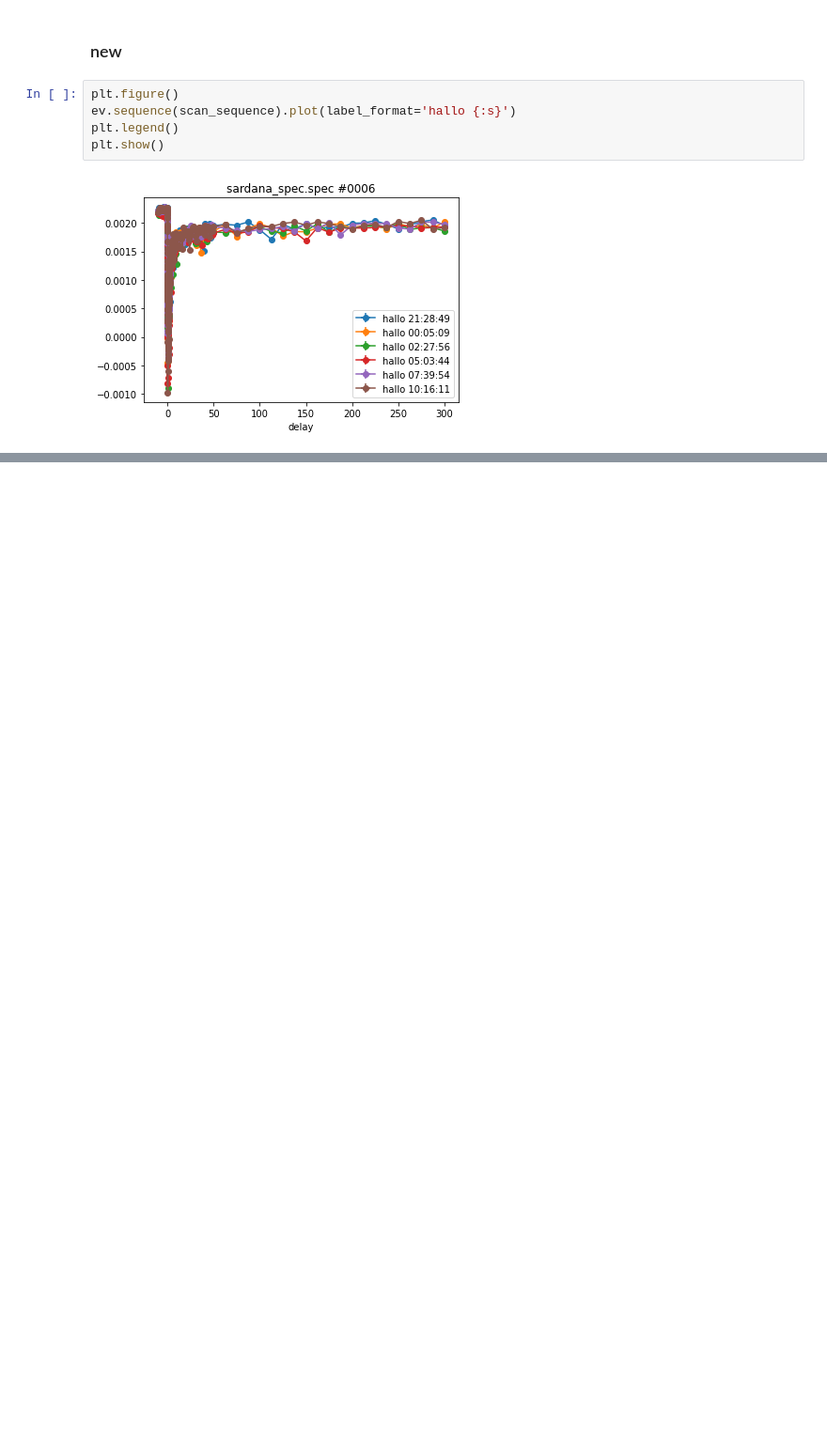
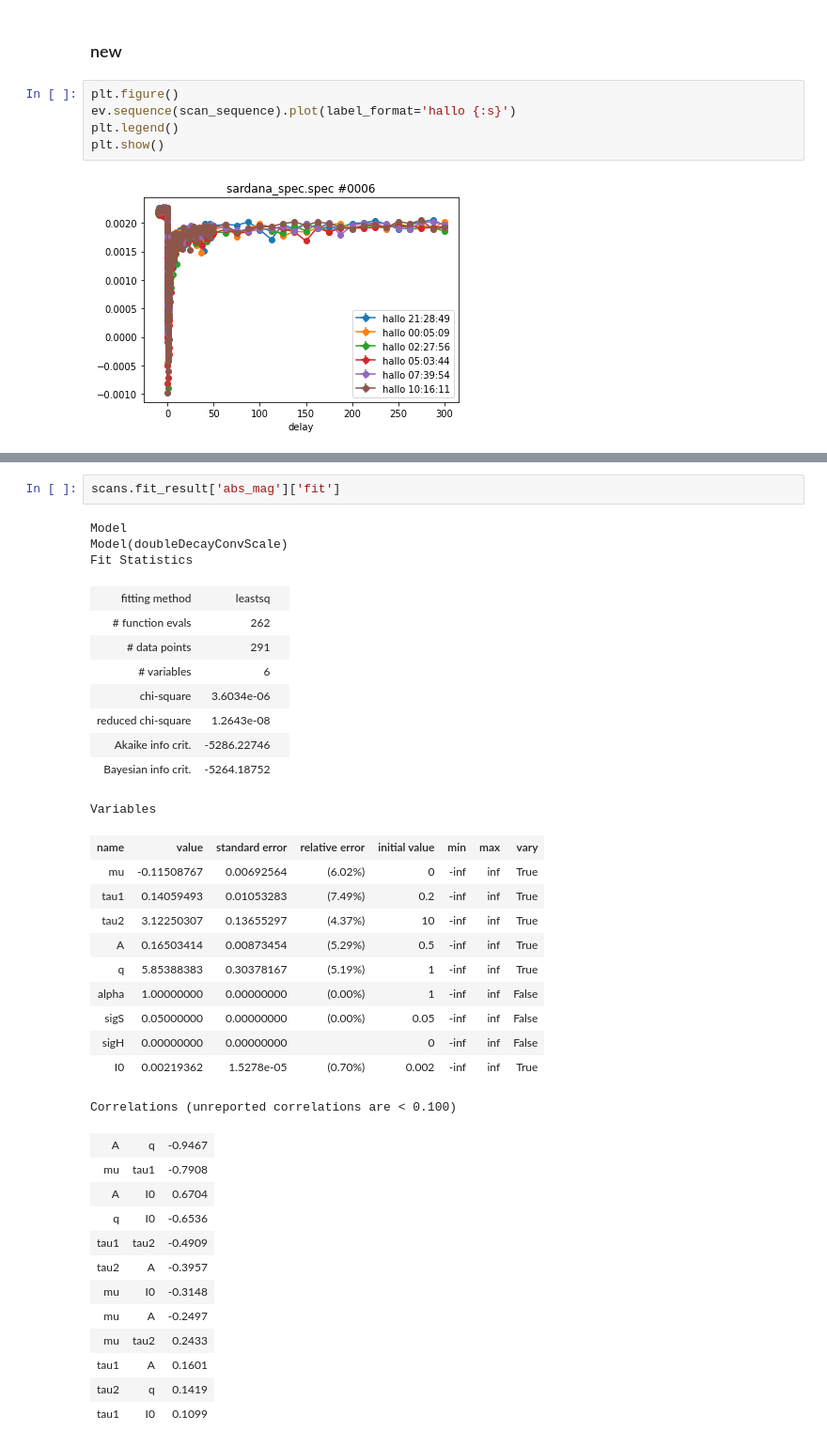
Before and after one commit to dschick/pyEvalData, a Jupyter notebook: docs/source/examples/evaluation.ipynb, the cells around one changed output, grey strips where cells are left out. Shown at 94% size. Cells and saved outputs as stored; diff of their text form; blank space fills up the shorter version.

```diff
--- a/docs/source/examples/evaluation.ipynb
+++ b/docs/source/examples/evaluation.ipynb
@@ -744,0 +766,38 @@ seq.plot(alpha=0.25, show_single=True)
+# %%
+scans.fit_result['abs_mag']['fit']
+# %% [output]
+Model
+Model(doubleDecayConvScale)
+Fit Statistics
+| fitting method | leastsq |  |
+| # function evals | 262 |  |
+| # data points | 291 |  |
+| # variables | 6 |  |
+| chi-square | 3.6034e-06 |  |
+| reduced chi-square | 1.2643e-08 |  |
+| Akaike info crit. | -5286.22746 |  |
+| Bayesian info crit. | -5264.18752 |  |
+Variables
+| name | value | standard error | relative error | initial value | min | max | vary |
+| mu | -0.11508767 | 0.00692564 | (6.02%) | 0 | -inf | inf | True |
+| tau1 | 0.14059493 | 0.01053283 | (7.49%) | 0.2 | -inf | inf | True |
+| tau2 | 3.12250307 | 0.13655297 | (4.37%) | 10 | -inf | inf | True |
+| A | 0.16503414 | 0.00873454 | (5.29%) | 0.5 | -inf | inf | True |
+| q | 5.85388383 | 0.30378167 | (5.19%) | 1 | -inf | inf | True |
+| alpha | 1.00000000 | 0.00000000 | (0.00%) | 1 | -inf | inf | False |
+| sigS | 0.05000000 | 0.00000000 | (0.00%) | 0.05 | -inf | inf | False |
+| sigH | 0.00000000 | 0.00000000 |  | 0 | -inf | inf | False |
+| I0 | 0.00219362 | 1.5278e-05 | (0.70%) | 0.002 | -inf | inf | True |
+Correlations (unreported correlations are < 0.100)
+| A | q | -0.9467 |
+| mu | tau1 | -0.7908 |
+| A | I0 | 0.6704 |
+| q | I0 | -0.6536 |
+| tau1 | tau2 | -0.4909 |
+| tau2 | A | -0.3957 |
+| mu | I0 | -0.3148 |
+| mu | A | -0.2497 |
+| mu | tau2 | 0.2433 |
+| tau1 | A | 0.1601 |
+| tau2 | q | 0.1419 |
+| tau1 | I0 | 0.1099 |
```
Also changed, not shown: parts of 12 cells of this notebook, 1 other file.
